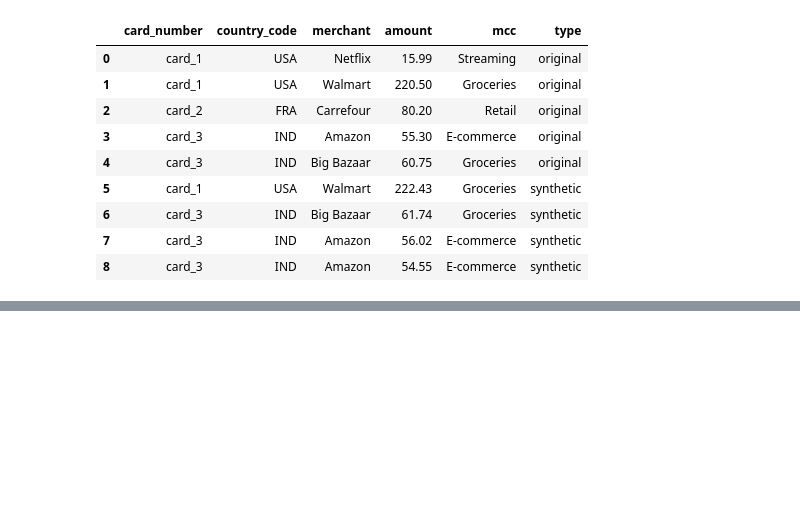
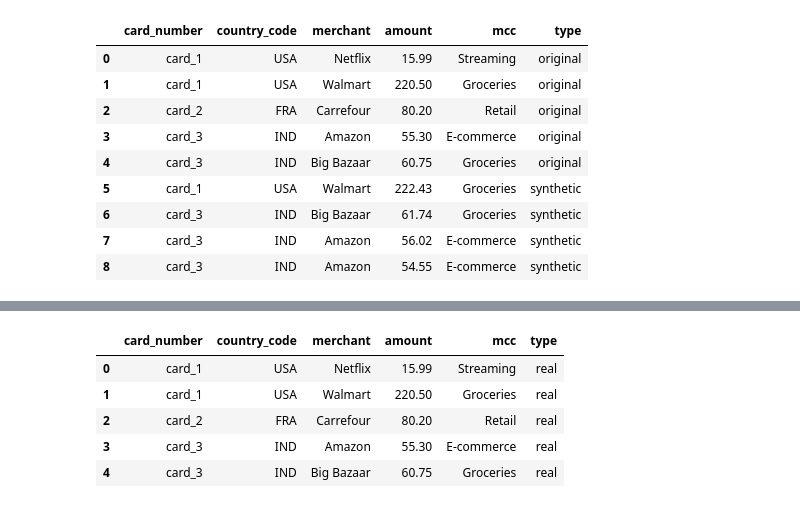
Before and after one commit to Vishaldawar/synthetic_persona, a Jupyter notebook: clustering_data.ipynb, the cells around one changed output, grey strips where cells are left out. Cells and saved outputs as stored; diff of their text form; code cells hidden in the pictures; blank space fills up the shorter version.

```diff
--- a/clustering_data.ipynb
+++ b/clustering_data.ipynb
@@ -736,7 +736,10 @@ def generate_synthetic_merchants(
 # %%
 # Assume df = your transactions dataframe
-augmented_df = generate_synthetic_merchants(
-    df=transactions,
+if 'type' in txns.columns:
+    txns = txns.drop('type',axis=1)
+
+augmented_df, text_data = generate_synthetic_merchants(
+    df=txns,
     n_synthetic = 1000
 )
 # %% [output]
@@ -761,0 +758,9 @@ augmented_df
+# %%
+txns
+# %% [output]
+|  | card_number | country_code | merchant | amount | mcc | type |
+| 0 | card_1 | USA | Netflix | 15.99 | Streaming | real |
+| 1 | card_1 | USA | Walmart | 220.50 | Groceries | real |
+| 2 | card_2 | FRA | Carrefour | 80.20 | Retail | real |
+| 3 | card_3 | IND | Amazon | 55.30 | E-commerce | real |
+| 4 | card_3 | IND | Big Bazaar | 60.75 | Groceries | real |
```
Also changed, not shown: parts of 3 cells of this notebook.
